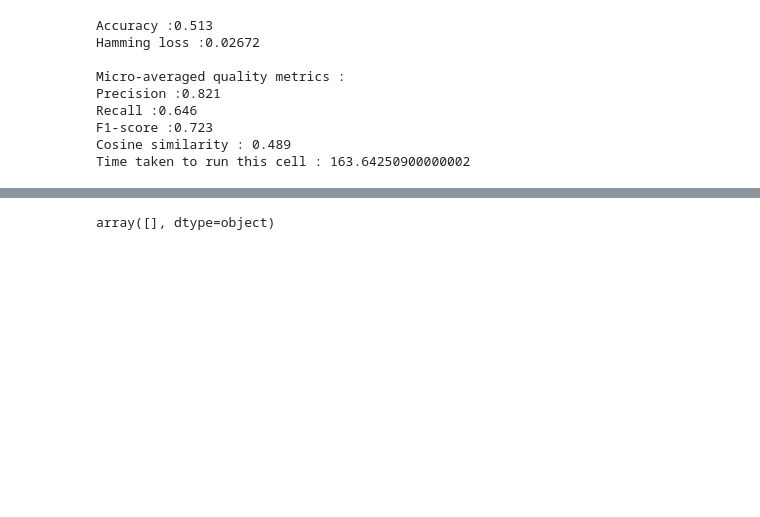
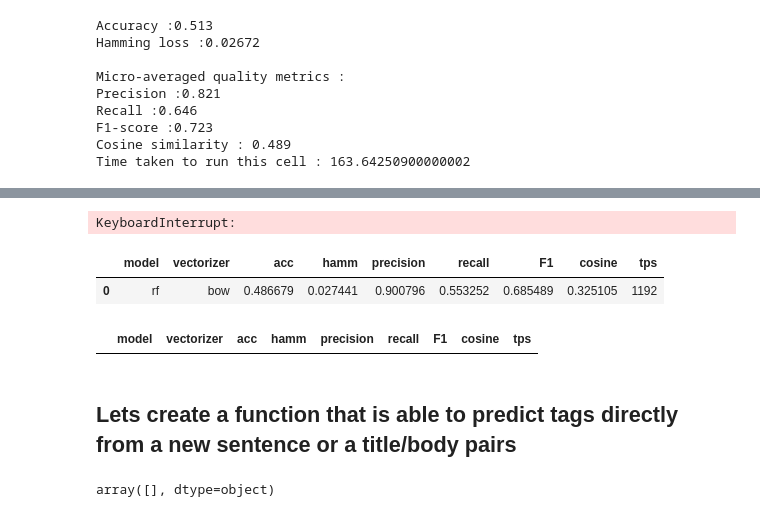
Before and after one commit to Jeremynadal33/categorize_question_API, a Jupyter notebook: supervised_approach.ipynb, the cells around one changed output, grey strips where cells are left out. Drawn from its saved outputs; the diff is of its cells as text; code cells hidden in the pictures; blank space fills up the shorter version.

Commit message:
Preparing for remote training

```diff
--- a/supervised_approach.ipynb
+++ b/supervised_approach.ipynb
@@ -247,7 +247,7 @@ Cosine similarity : 0.489
 Time taken to run this cell : 163.64250900000002
 # %%
 start = time.process_time()
-classifier = OneVsRestClassifier(LogisticRegression(max_iter = 1000))
+classifier = OneVsRestClassifier(RandomForestClassifier(random_state=42))
 classifier.fit(X_train_bow, y_train_multi)
 predictions = classifier.predict(X_test_bow)
 
@@ -257,3 +267,36 @@ print("Time taken to run this cell :", time.process_time() - start)
+# %%
+start = time.process_time()
+classifier = OneVsRestClassifier(xgboost.XGBClassifier(random_state=42))
+classifier.fit(X_train_bow, y_train_multi)
+predictions = classifier.predict(X_test_bow)
+
+
+res = print_metrics(y_test_multi, predictions)
+tps = time.process_time() - start
+print("Time taken to run this cell :", tps)
+# %% [output]
+KeyboardInterrupt:
+# %%
+rf = {'model':'rf',
+      'vectorizer':'bow',
+      'acc':res[0],
+      'hamm':res[1],
+      'precision':res[2],
+      'recall':res[3],
+      'F1':res[4],
+      'cosine':res[5],
+      'tps':1192}
+classifier_comparison = classifier_comparison.append(rf,ignore_index=True)
+classifier_comparison
+# %% [output]
+|  | model | vectorizer | acc | hamm | precision | recall | F1 | cosine | tps |
+| 0 | rf | bow | 0.486679 | 0.027441 | 0.900796 | 0.553252 | 0.685489 | 0.325105 | 1192 |
+# %%
+classifier_comparison = pd.DataFrame(columns = ['model','vectorizer','acc','hamm','precision','recall','F1','cosine','tps'])
+# %% [output]
+|  | model | vectorizer | acc | hamm | precision | recall | F1 | cosine | tps |
+# %% [markdown]
+## Lets create a function that is able to predict tags directly from a new sentence or a title/body pairs
 # %%
 pos_from_tag = lambda tag: ('a' if tag[0].lower() == 'j' else tag[0].lower()) if tag[0].lower() in ['n', 'r', 'v'] else 'n'
 
```
Also changed, not shown: parts of 2 cells of this notebook, 2 other files.
